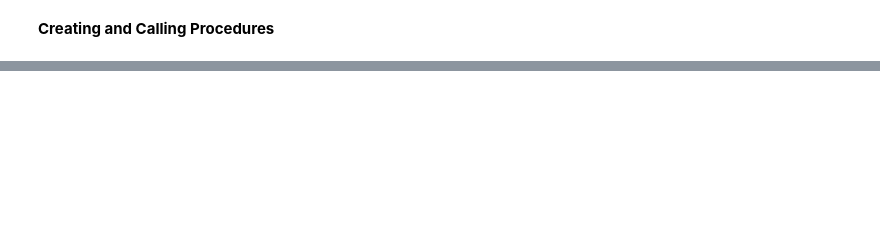
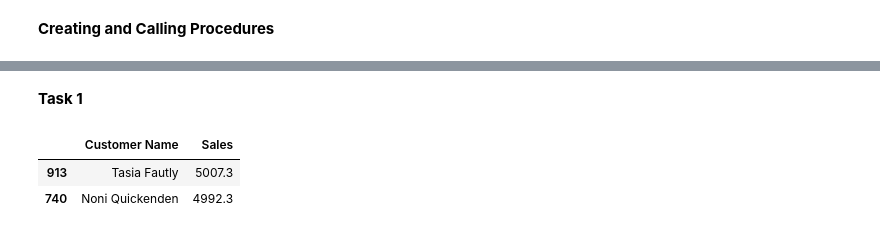
Before and after one commit to Anthony-Lionetti/db-eng-capstone, a Jupyter notebook: testing.ipynb, the cells around one changed output, grey strips where cells are left out. Saved outputs shown, nothing was run; the diff lists cells and outputs as text; code cells hidden in the pictures; blank space fills up the shorter version.

```diff
--- a/testing.ipynb
+++ b/testing.ipynb
@@ -67,0 +112,13 @@ lemon_df
+# %% [markdown]
+**Task 1**
+# %%
+# Data Cleaning
+cust_sales = df.copy()
+cust_sales = cust_sales.loc[cust_sales["Sales"] >= 70]
+cust_sales = cust_sales.groupby("Customer Name", as_index=False).sum(
+    numeric_only=True)[["Customer Name", "Sales"]].sort_values("Sales", ascending=False)
+cust_sales.head(2)
+# %% [output]
+|  | Customer Name | Sales |
+| 913 | Tasia Fautly | 5007.3 |
+| 740 | Noni Quickenden | 4992.3 |
```
Also changed, not shown: parts of 33 cells of this notebook, 5 other files.
